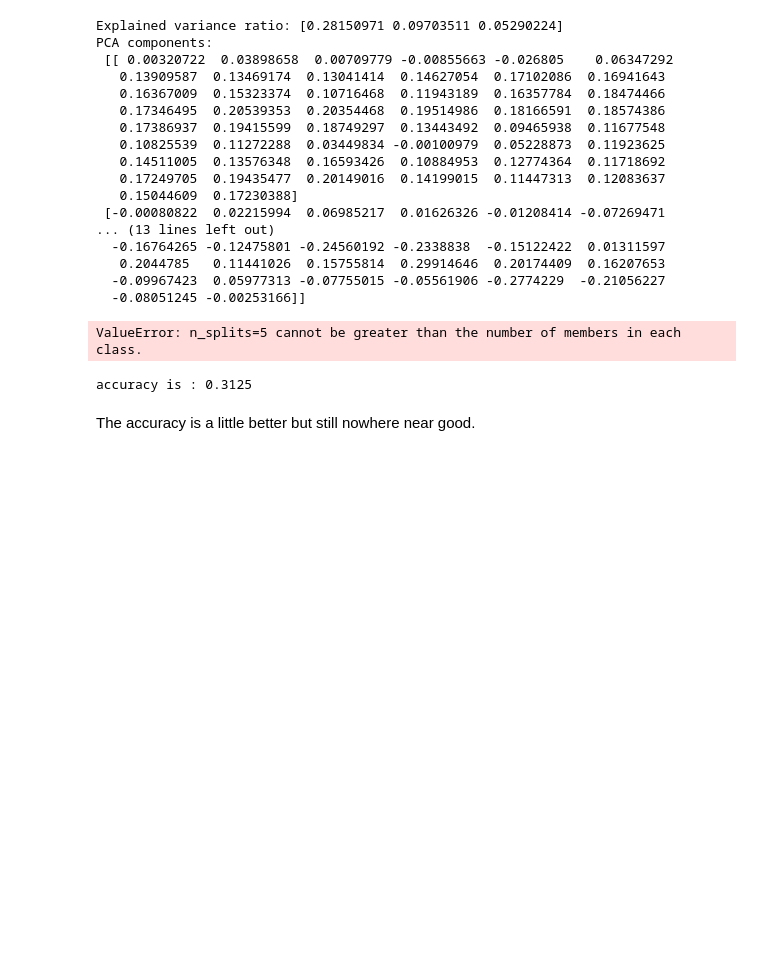
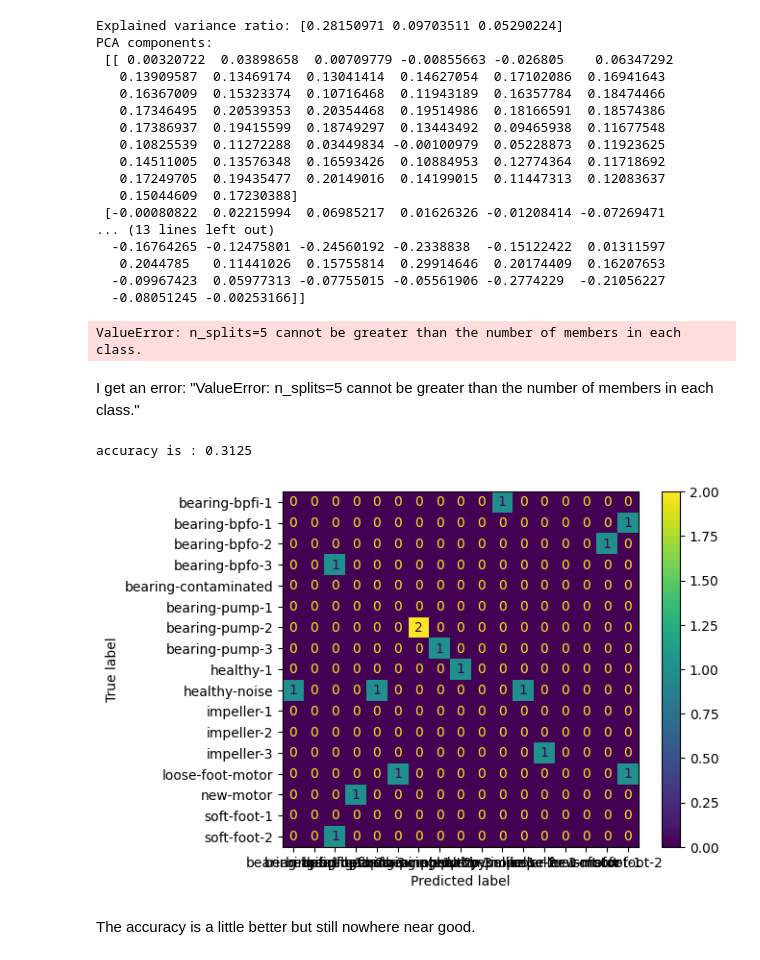
Before and after one commit to Kerbusch/data-science-homework-2025, a Jupyter notebook: week_b3/PCA_Motor_electrical_and_vibration_data_set.ipynb, the cells around one changed output. Saved outputs shown, nothing was run; the diff lists cells and outputs as text; code cells hidden in the pictures; blank space fills up the shorter version.

```diff
--- a/week_b3/PCA_Motor_electrical_and_vibration_data_set.ipynb
+++ b/week_b3/PCA_Motor_electrical_and_vibration_data_set.ipynb
@@ -125,25 +125,29 @@ X_train, X_valid_plus_test, y_train, y_valid_plus_test = train_test_split(X_pca,
 X_test, X_validation, y_test,y_validation = train_test_split(X_valid_plus_test, y_valid_plus_test, test_size=0.5, random_state=42)
 # %%
 #hyperparameter tuning of n_estimators
-from sklearn.model_selection import GridSearchCV
-param_grid = {
-    'n_estimators': [50, 100, 200, 300]
-}
-
-grid_search = GridSearchCV(estimator=RandomForestClassifier(), param_grid=param_grid, cv=5)
-grid_search.fit(X_validation, y_validation)
-print("Best parameters found: ", grid_search.best_params_)
+# from sklearn.model_selection import GridSearchCV
+# param_grid = {
+#     'n_estimators': [50, 100, 200, 300]
+# }
+#
+# grid_search = GridSearchCV(estimator=RandomForestClassifier(), param_grid=param_grid, cv=5)
+# grid_search.fit(X_validation, y_validation)
+# print("Best parameters found: ", grid_search.best_params_)
 # %% [output]
 ValueError: n_splits=5 cannot be greater than the number of members in each class.
+# %% [markdown]
+I get an error: "ValueError: n_splits=5 cannot be greater than the number of members in each class."
 # %%
 # Use PVC
-model = RandomForestClassifier(n_estimators=grid_search.best_params_['n_estimators'])
+model = RandomForestClassifier(n_estimators=200)
 model.fit(X_train, y_train)
 pred = model.predict(X_validation)
 
 # accuracy
-print('accuracy is :',accuracy_score(y_validation, pred))
+ConfusionMatrixDisplay.from_predictions(y_validation, pred)
+print ('accuracy is :',accuracy_score(y_validation, pred))
 # %% [output]
 accuracy is : 0.3125
+[figure, added]
 # %% [markdown]
 The accuracy is a little better but still nowhere near good. <br>
```
Also changed, not shown: parts of 1 cell of this notebook, 1 other file.
